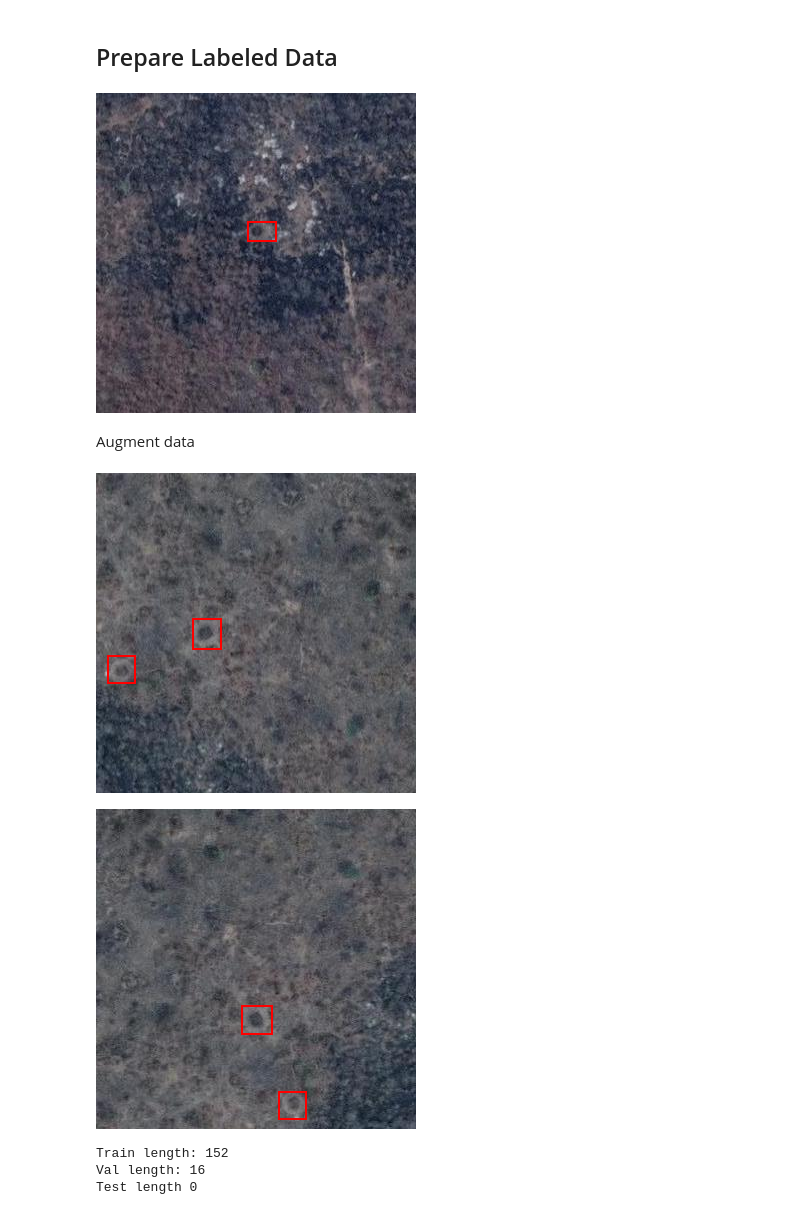
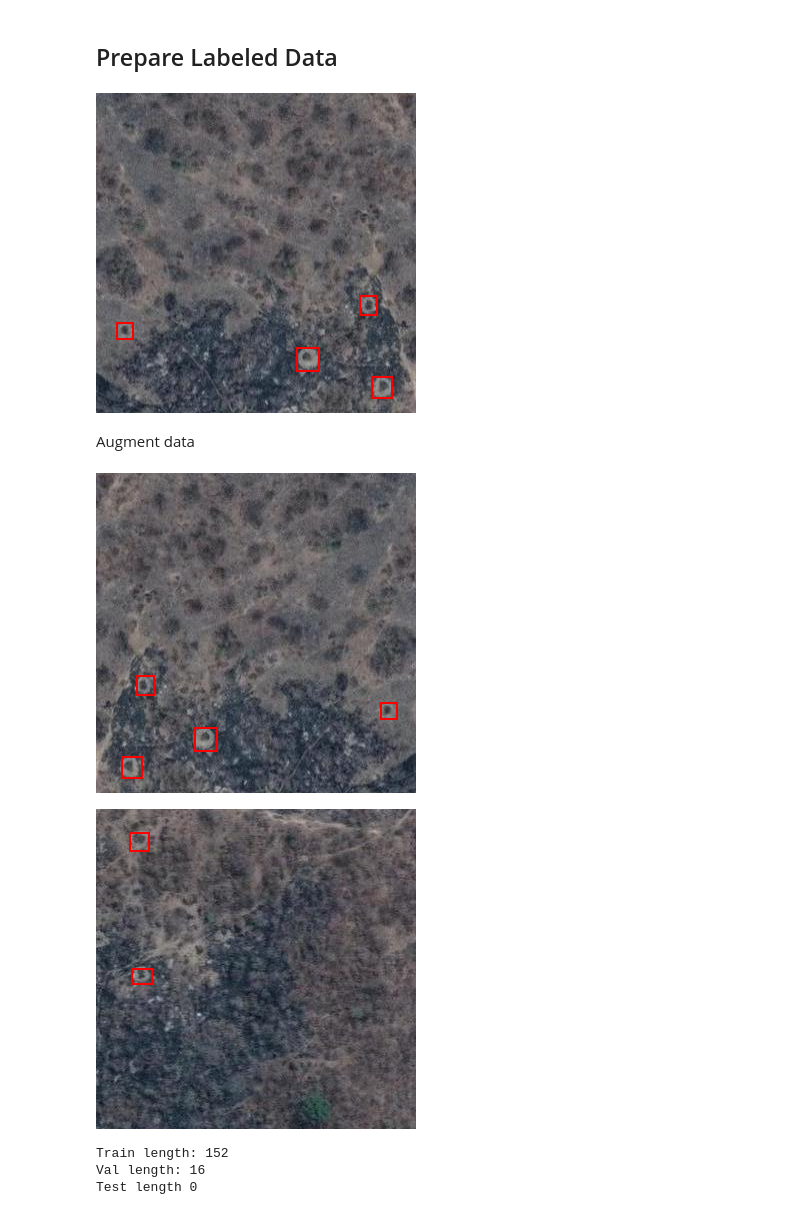
Before and after one commit to easare377/Charcoal-Monitoring, a Jupyter notebook: pre-process-charcoal-image.ipynb, the cells around one changed output. Cells and saved outputs as stored; diff of their text form; code cells hidden in the pictures.

```diff
--- a/pre-process-charcoal-image.ipynb
+++ b/pre-process-charcoal-image.ipynb
@@ -117,15 +120,15 @@ for path in charcoal_label_images_path:
         object_detection_labeled_image_data_path, path.replace('.xml', '.jpg')), os.path.join(object_detection_labeled_annotation_data_path, path))
     charcoal_data.append(mining_image)
 # %%
-indx = 103
+indx = 1
 im = iu.read_image(charcoal_data[indx].data_real_path)
 bboxesInfo = odu.read_xml(charcoal_data[indx].label_path)[3]
 rects = []
 for bboxInfo in bboxesInfo:
     rects.append(odu.get_rect(bboxInfo[1]))
 odu.plot_rect(im, rects, (255, 0,0), 2)
 # %% [output]
-[figure, old version]
+[figure, new version]
 # %% [markdown]
 Augment data
 # %%
@@ -135,7 +138,7 @@ for bboxInfo in fl_bboxes_info:
     fl_rects.append(odu.get_rect(bboxInfo[1]))
 odu.plot_rect(fl_im, fl_rects, (255, 0, 0), 2)
 # %% [output]
-[figure, old version]
+[figure, new version]
 # %%
 def get_bbox_info_from_xml(path):
     bboxesInfo = odu.read_xml(path)[3]
@@ -189,15 +192,15 @@ for path in charcoal_label_aug_images_path:
         object_detection_labeled_aug_image_data_path, path.replace('.xml', '.jpg')), os.path.join(object_detection_labeled_aug_annotation_data_path, path))
     charcoal_aug_data.append(mining_image)
 # %%
-indx = 150
+indx = 11
 im = iu.read_image(charcoal_aug_data[indx].data_real_path)
-bboxesInfo = odu.read_xml(charcoal_data[indx].label_path)[3]
+bboxesInfo = odu.read_xml(charcoal_aug_data[indx].label_path)[3]
 rects = []
 for bboxInfo in bboxesInfo:
     rects.append(odu.get_rect(bboxInfo[1]))
 odu.plot_rect(im, rects, (255, 0, 0), 2)
 # %% [output]
-[figure, old version]
+[figure, new version]
 # %%
 # Splits dataset into training, validation and test sets.
 def train_val_test_split(val_per, test_per, input_data, labels=None):
```
Also changed, not shown: parts of 2 cells of this notebook, 1 other file.
